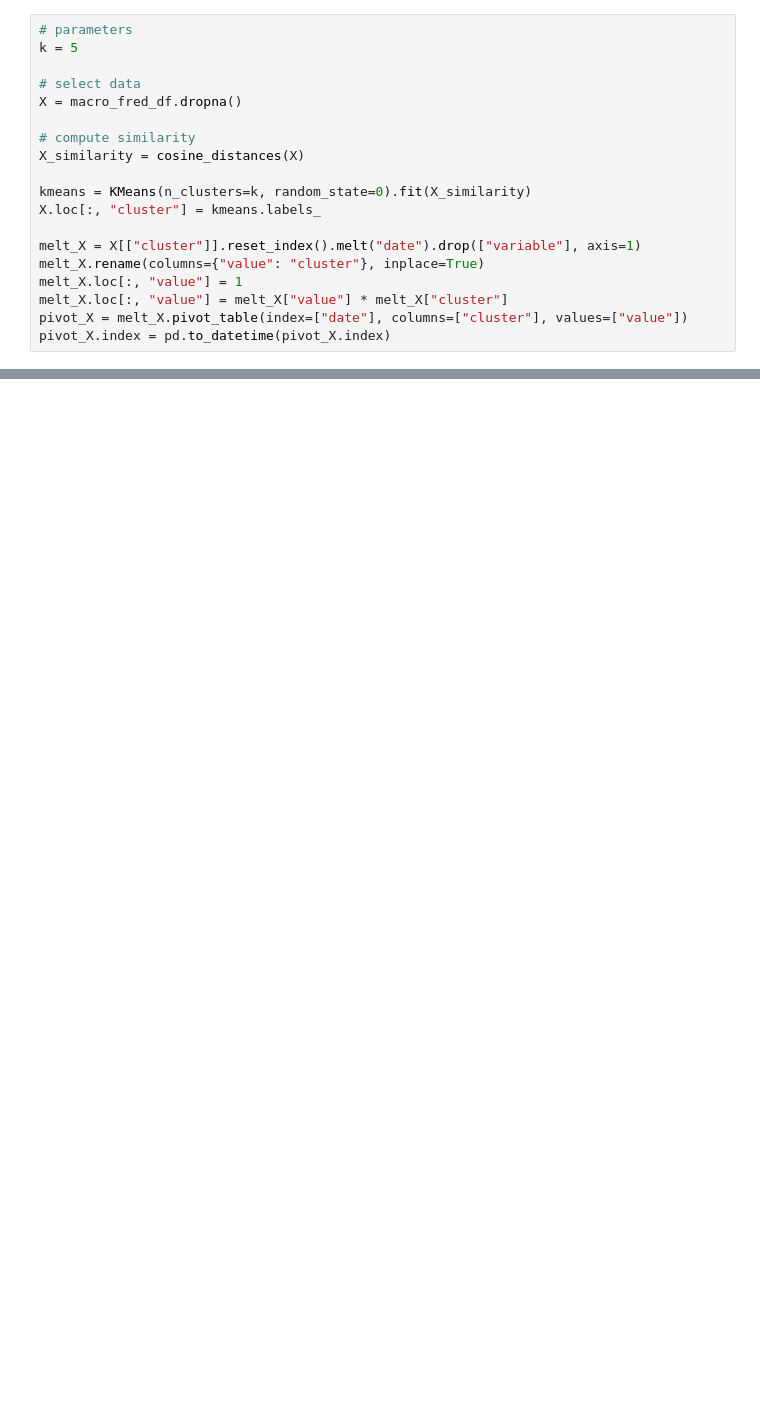
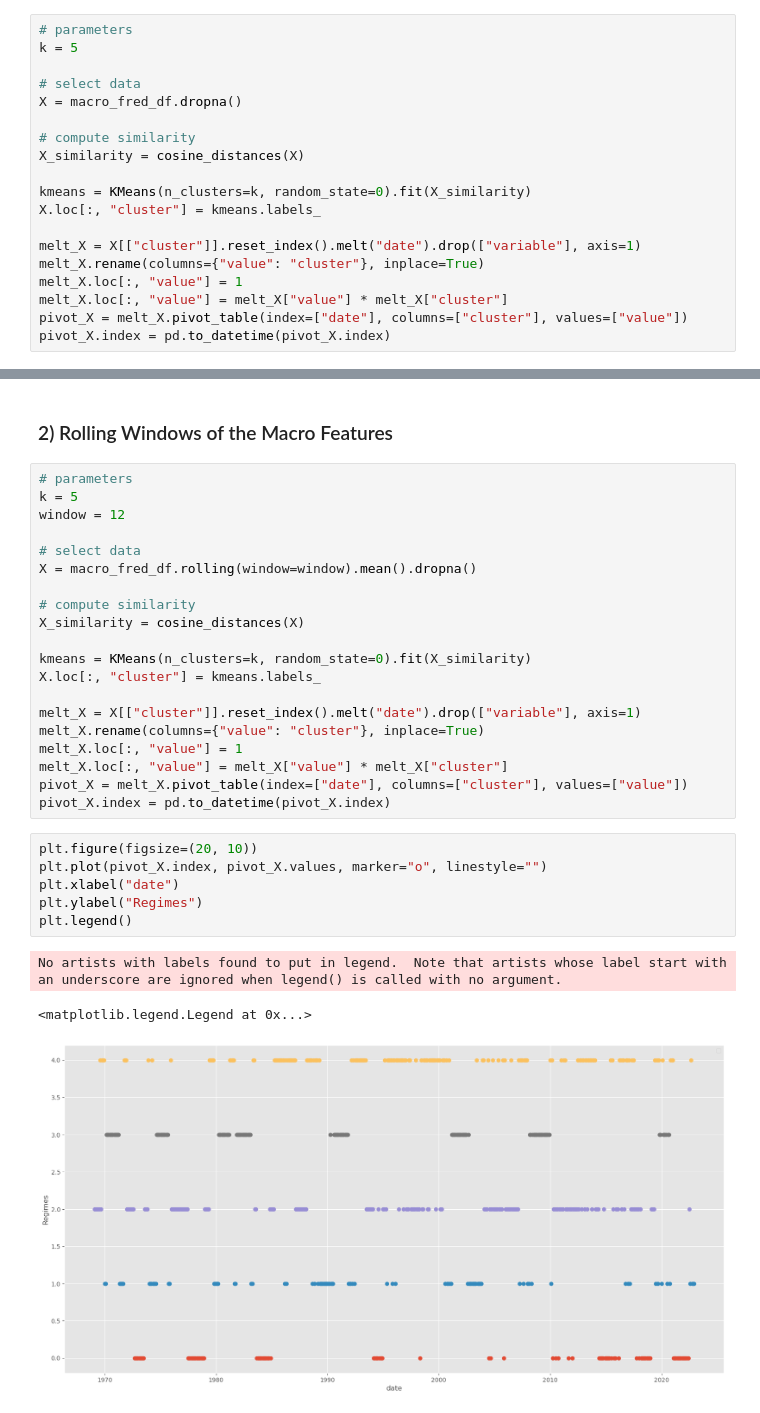
Before and after one commit to dcuoliveira/meta-learning-fin, a Jupyter notebook: src/drafts/kmeans_similarity.ipynb, the cells around one changed output, grey strips where cells are left out. Saved outputs shown, nothing was run; the diff lists cells and outputs as text; blank space fills up the shorter version.

```diff
--- a/src/drafts/kmeans_similarity.ipynb
+++ b/src/drafts/kmeans_similarity.ipynb
@@ -81,0 +117,32 @@ No artists with labels found to put in legend.  Note that artists whose label st
+# %% [markdown]
+### 2) Rolling Windows of the Macro Features
+# %%
+# parameters
+k = 5
+window = 12
+
+# select data
+X = macro_fred_df.rolling(window=window).mean().dropna()
+
+# compute similarity
+X_similarity = cosine_distances(X)
+
+kmeans = KMeans(n_clusters=k, random_state=0).fit(X_similarity)
+X.loc[:, "cluster"] = kmeans.labels_
+
+melt_X = X[["cluster"]].reset_index().melt("date").drop(["variable"], axis=1)
+melt_X.rename(columns={"value": "cluster"}, inplace=True)
+melt_X.loc[:, "value"] = 1
+melt_X.loc[:, "value"] = melt_X["value"] * melt_X["cluster"]
+pivot_X = melt_X.pivot_table(index=["date"], columns=["cluster"], values=["value"])
+pivot_X.index = pd.to_datetime(pivot_X.index)
+# %%
+plt.figure(figsize=(20, 10))
+plt.plot(pivot_X.index, pivot_X.values, marker="o", linestyle="")
+plt.xlabel("date")
+plt.ylabel("Regimes")
+plt.legend()
+# %% [output]
+No artists with labels found to put in legend.  Note that artists whose label start with an underscore are ignored when legend() is called with no argument.
+<matplotlib.legend.Legend at 0x...>
+[figure, added]
```
Also changed, not shown: parts of 13 cells of this notebook.
